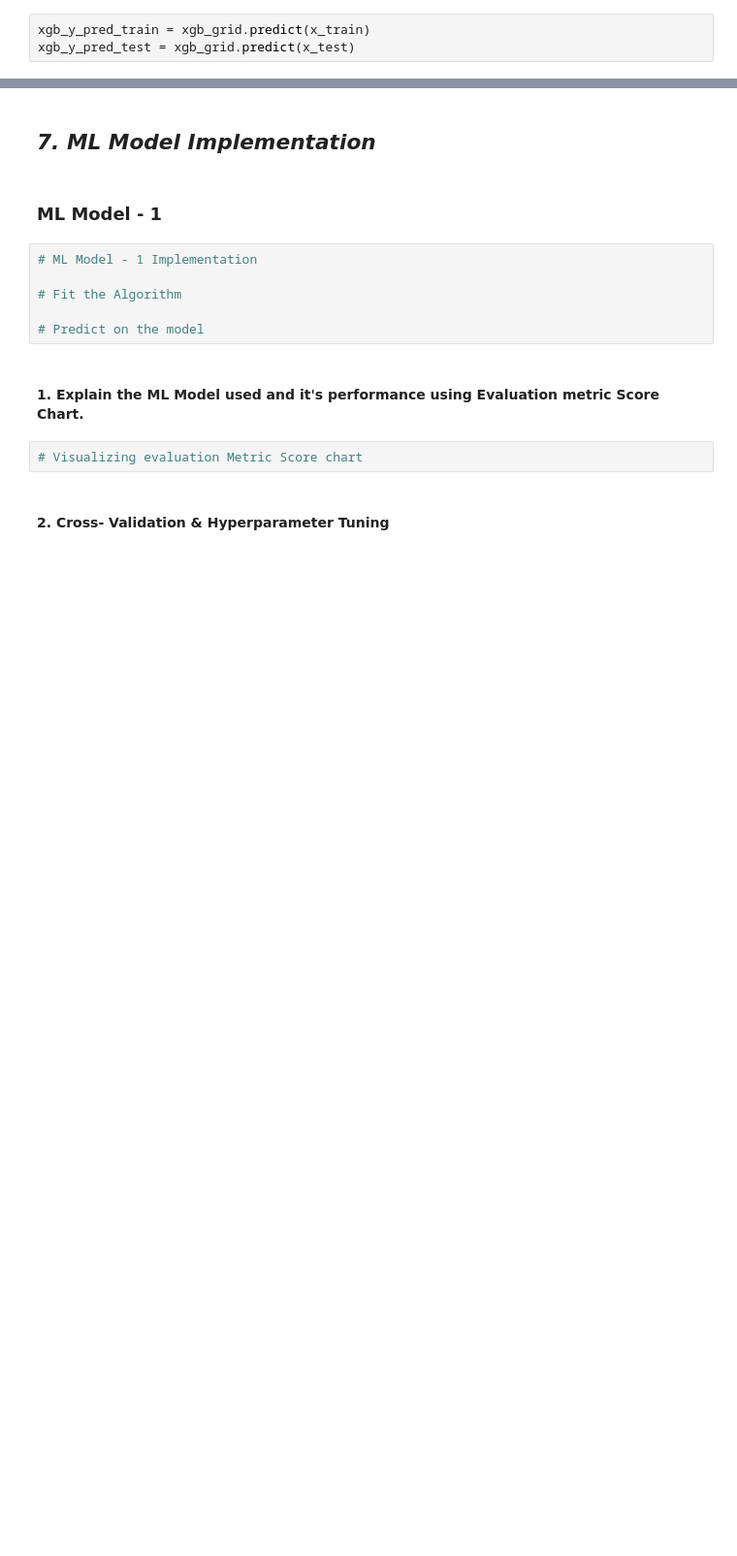
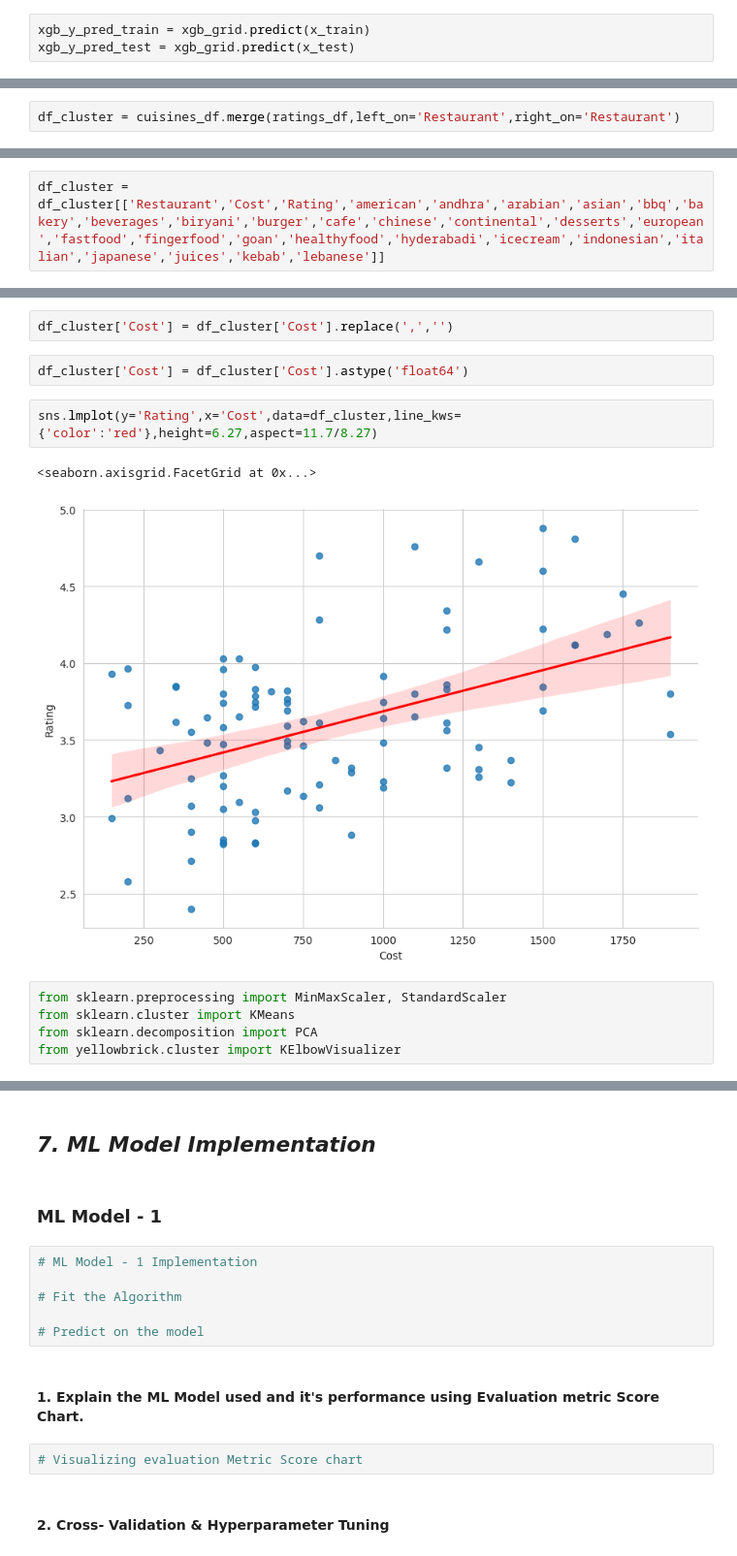
Before and after one commit to adityapatil4141/Zomato-restaurant-clustering-and-sentiment-analysis, a Jupyter notebook: ZOMATO_RESTAURANT_CLUSTERING_AND_SENTIMENT_ANALYSIS.ipynb, the cells around one changed output, grey strips where cells are left out. Shown at 97% size. Cells and saved outputs as stored; diff of their text form; blank space fills up the shorter version.

Commit message:
clustering

```diff
--- a/ZOMATO_RESTAURANT_CLUSTERING_AND_SENTIMENT_ANALYSIS.ipynb
+++ b/ZOMATO_RESTAURANT_CLUSTERING_AND_SENTIMENT_ANALYSIS.ipynb
@@ -1158,0 +1309,2 @@ weighted avg       0.96      0.95      0.96      2489
+# %%
+df_cluster = cuisines_df.merge(ratings_df,left_on='Restaurant',right_on='Restaurant')
@@ -1158,0 +1320,2 @@ weighted avg       0.96      0.95      0.96      2489
+# %%
+df_cluster = df_cluster[['Restaurant','Cost','Rating','american','andhra','arabian','asian','bbq','bakery','beverages','biryani','burger','cafe','chinese','continental','desserts','european','fastfood','fingerfood','goan','healthyfood','hyderabadi','icecream','indonesian','italian','japanese','juices','kebab','lebanese']]
@@ -1158,0 +1342,14 @@ weighted avg       0.96      0.95      0.96      2489
+# %%
+df_cluster['Cost'] = df_cluster['Cost'].replace(',','')
+# %%
+df_cluster['Cost'] = df_cluster['Cost'].astype('float64')
+# %%
+sns.lmplot(y='Rating',x='Cost',data=df_cluster,line_kws={'color':'red'},height=6.27,aspect=11.7/8.27)
+# %% [output]
+<seaborn.axisgrid.FacetGrid at 0x...>
+[figure, added]
+# %%
+from sklearn.preprocessing import MinMaxScaler, StandardScaler
+from sklearn.cluster import KMeans
+from sklearn.decomposition import PCA
+from yellowbrick.cluster import KElbowVisualizer
```
Also changed, not shown: parts of 56 cells of this notebook.
